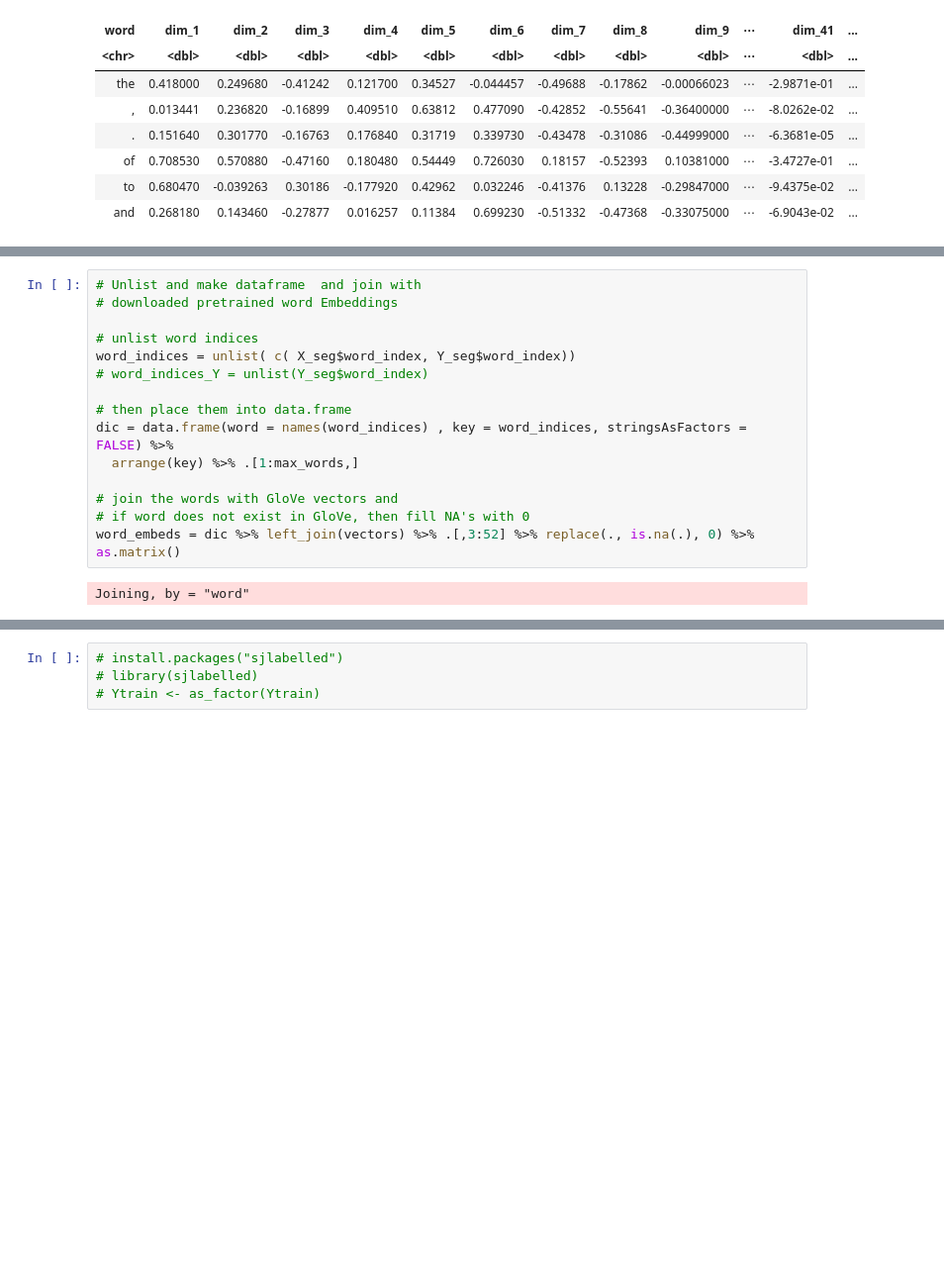
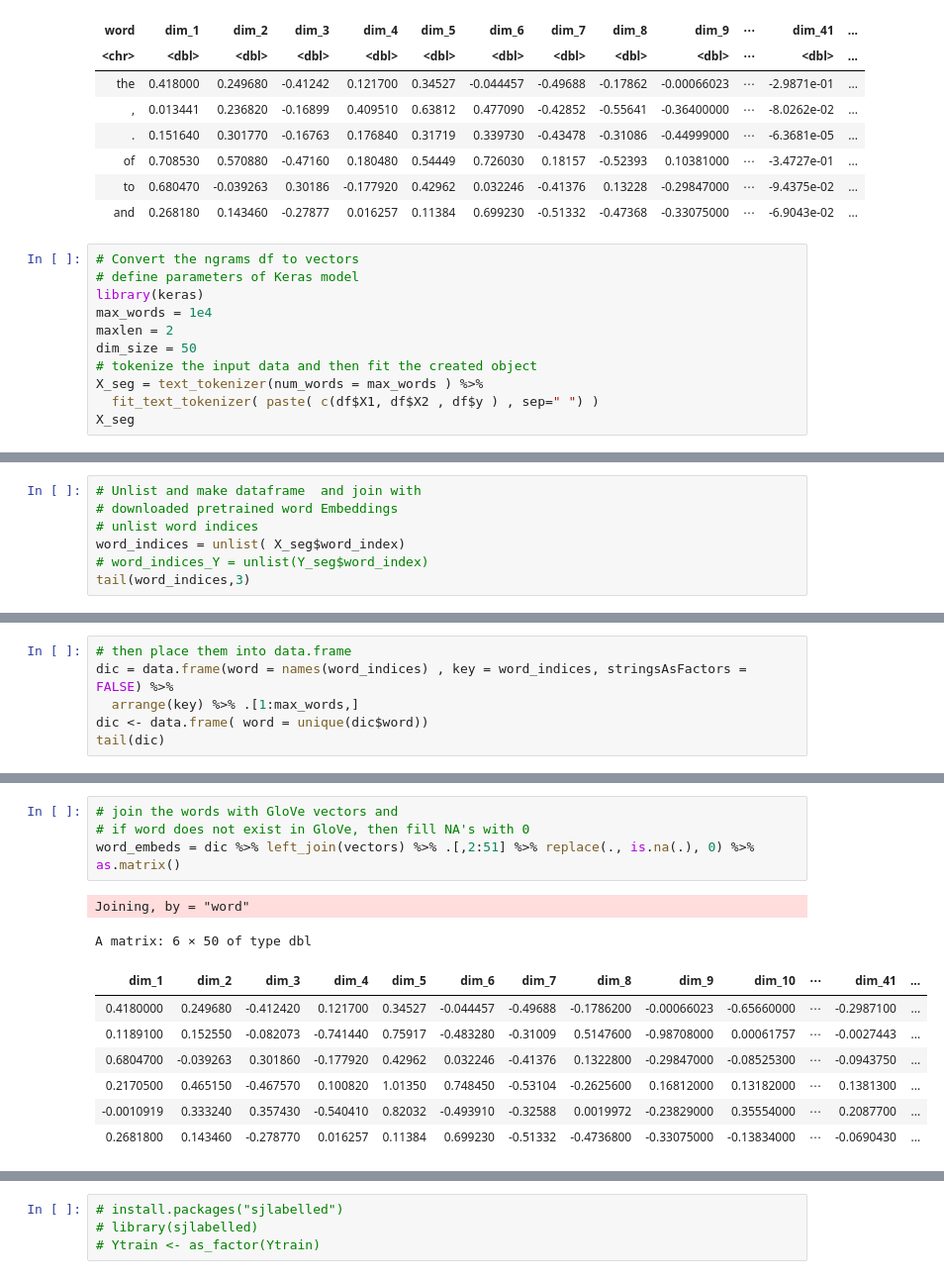
Before and after one commit to vsnupoudel/gpt2-ngrams-for-next-word-prediction, a Jupyter notebook: R_for_Capstone.ipynb, the cells around one changed output, grey strips where cells are left out. Shown: that part at 99% size. Cells and saved outputs as stored; diff of their text form; blank space fills up the shorter version.

```diff
--- a/R_for_Capstone.ipynb
+++ b/R_for_Capstone.ipynb
@@ -153,3 +143,14 @@ A tibble: 6 × 51
 | of | 0.708530 | 0.570880 | -0.47160 | 0.180480 | 0.54449 | 0.726030 | 0.18157 | -0.52393 | 0.10381000 | ⋯ | -3.4727e-01 | ... |
 | to | 0.680470 | -0.039263 | 0.30186 | -0.177920 | 0.42962 | 0.032246 | -0.41376 | 0.13228 | -0.29847000 | ⋯ | -9.4375e-02 | ... |
 | and | 0.268180 | 0.143460 | -0.27877 | 0.016257 | 0.11384 | 0.699230 | -0.51332 | -0.47368 | -0.33075000 | ⋯ | -6.9043e-02 | ... |
+# %%
+# Convert the ngrams df to vectors
+# define parameters of Keras model
+library(keras)
+max_words = 1e4
+maxlen = 2
+dim_size = 50
+# tokenize the input data and then fit the created object
+X_seg = text_tokenizer(num_words = max_words ) %>%
+  fit_text_tokenizer( paste( c(df$X1, df$X2 , df$y ) , sep=" ") )
+X_seg
@@ -180,0 +186,7 @@ Ytrain = texts_to_sequences(Y_seg , df$y ) %>%
+# %%
+# Unlist and make dataframe  and join with
+# downloaded pretrained word Embeddings
+# unlist word indices
+word_indices = unlist( X_seg$word_index)
+# word_indices_Y = unlist(Y_seg$word_index)
+tail(word_indices,3)
@@ -180,0 +196,6 @@ Ytrain = texts_to_sequences(Y_seg , df$y ) %>%
+# %%
+# then place them into data.frame
+dic = data.frame(word = names(word_indices) , key = word_indices, stringsAsFactors = FALSE) %>%
+  arrange(key) %>% .[1:max_words,]
+dic <- data.frame( word = unique(dic$word))
+tail(dic)
@@ -181,17 +212,14 @@ Ytrain = texts_to_sequences(Y_seg , df$y ) %>%
 # %%
-# Unlist and make dataframe  and join with
-# downloaded pretrained word Embeddings
-
-# unlist word indices
-word_indices = unlist( c( X_seg$word_index, Y_seg$word_index))
-# word_indices_Y = unlist(Y_seg$word_index)
-
-# then place them into data.frame
-dic = data.frame(word = names(word_indices) , key = word_indices, stringsAsFactors = FALSE) %>%
-  arrange(key) %>% .[1:max_words,]
-
 # join the words with GloVe vectors and
 # if word does not exist in GloVe, then fill NA's with 0
-word_embeds = dic %>% left_join(vectors) %>% .[,3:52] %>% replace(., is.na(.), 0) %>% as.matrix()
+word_embeds = dic %>% left_join(vectors) %>% .[,2:51] %>% replace(., is.na(.), 0) %>% as.matrix()
 # %% [output]
 Joining, by = "word"
+A matrix: 6 × 50 of type dbl
+| dim_1 | dim_2 | dim_3 | dim_4 | dim_5 | dim_6 | dim_7 | dim_8 | dim_9 | dim_10 | ⋯ | dim_41 | ... |
+| 0.4180000 | 0.249680 | -0.412420 | 0.121700 | 0.34527 | -0.044457 | -0.49688 | -0.1786200 | -0.00066023 | -0.65660000 | ⋯ | -0.2987100 | ... |
+| 0.1189100 | 0.152550 | -0.082073 | -0.741440 | 0.75917 | -0.483280 | -0.31009 | 0.5147600 | -0.98708000 | 0.00061757 | ⋯ | -0.0027443 | ... |
+| 0.6804700 | -0.039263 | 0.301860 | -0.177920 | 0.42962 | 0.032246 | -0.41376 | 0.1322800 | -0.29847000 | -0.08525300 | ⋯ | -0.0943750 | ... |
+| 0.2170500 | 0.465150 | -0.467570 | 0.100820 | 1.01350 | 0.748450 | -0.53104 | -0.2625600 | 0.16812000 | 0.13182000 | ⋯ | 0.1381300 | ... |
+| -0.0010919 | 0.333240 | 0.357430 | -0.540410 | 0.82032 | -0.493910 | -0.32588 | 0.0019972 | -0.23829000 | 0.35554000 | ⋯ | 0.2087700 | ... |
+| 0.2681800 | 0.143460 | -0.278770 | 0.016257 | 0.11384 | 0.699230 | -0.51332 | -0.4736800 | -0.33075000 | -0.13834000 | ⋯ | -0.0690430 | ... |
```
Also changed, not shown: parts of 18 cells of this notebook.
